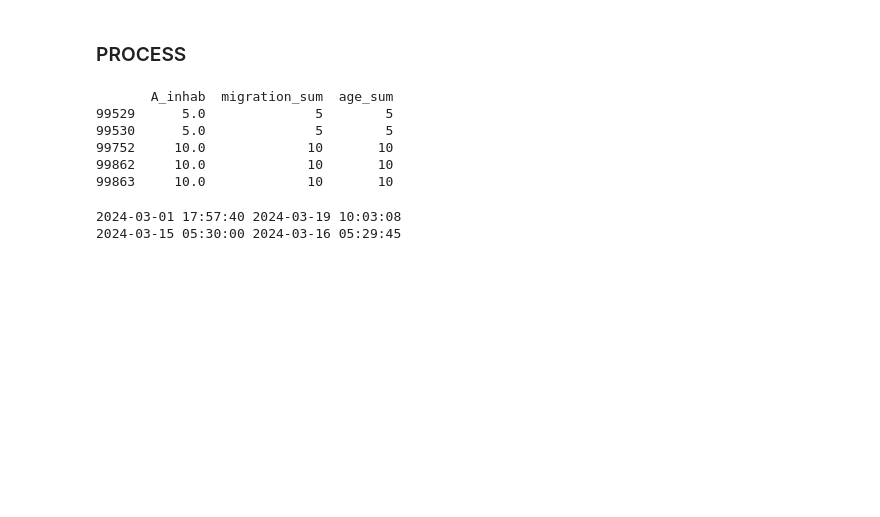
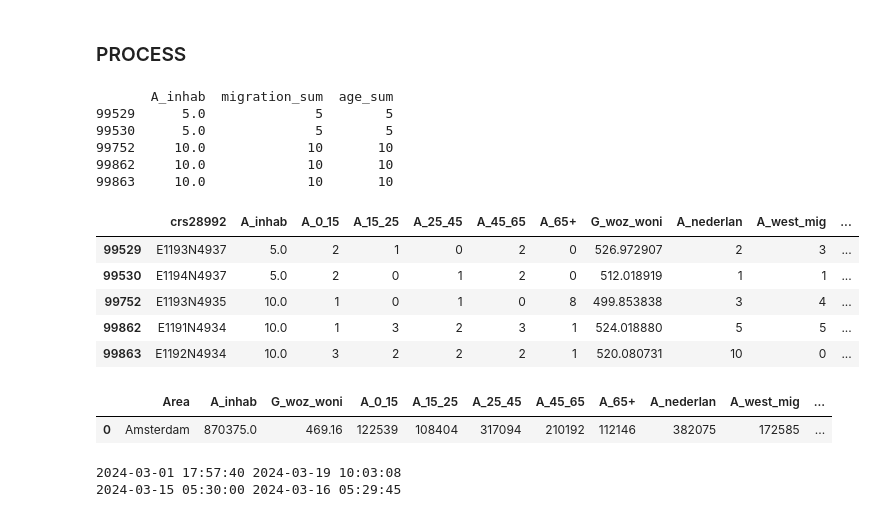
Before and after one commit to PeterKammLab/fair_sensing, a Jupyter notebook: prep_notebook.ipynb, the cells around one changed output. Cells and saved outputs as stored; diff of their text form; code cells hidden in the pictures; blank space fills up the shorter version.

```diff
--- a/prep_notebook.ipynb
+++ b/prep_notebook.ipynb
@@ -49,6 +49,20 @@ full_cbs = final_cbs_pipeline(cleaned_cbs)
 99752     10.0             10       10
 99862     10.0             10       10
 99863     10.0             10       10
+# %%
+full_cbs.head(5)
+# %% [output]
+|  | crs28992 | A_inhab | A_0_15 | A_15_25 | A_25_45 | A_45_65 | A_65+ | G_woz_woni | A_nederlan | A_west_mig | ... |
+| 99529 | E1193N4937 | 5.0 | 2 | 1 | 0 | 2 | 0 | 526.972907 | 2 | 3 | ... |
+| 99530 | E1194N4937 | 5.0 | 2 | 0 | 1 | 2 | 0 | 512.018919 | 1 | 1 | ... |
+| 99752 | E1193N4935 | 10.0 | 1 | 0 | 1 | 0 | 8 | 499.853838 | 3 | 4 | ... |
+| 99862 | E1191N4934 | 10.0 | 1 | 3 | 2 | 3 | 1 | 524.018880 | 5 | 5 | ... |
+| 99863 | E1192N4934 | 10.0 | 3 | 2 | 2 | 2 | 1 | 520.080731 | 10 | 0 | ... |
+# %%
+city_stats
+# %% [output]
+|  | Area | A_inhab | G_woz_woni | A_0_15 | A_15_25 | A_25_45 | A_45_65 | A_65+ | A_nederlan | A_west_mig | ... |
+| 0 | Amsterdam | 870375.0 | 469.16 | 122539 | 108404 | 317094 | 210192 | 112146 | 382075 | 172585 | ... |
 # %%
 # get city statistics
 city_stats = compute_city_stats(full_cbs)
```
Also changed, not shown: parts of 2 cells of this notebook.
